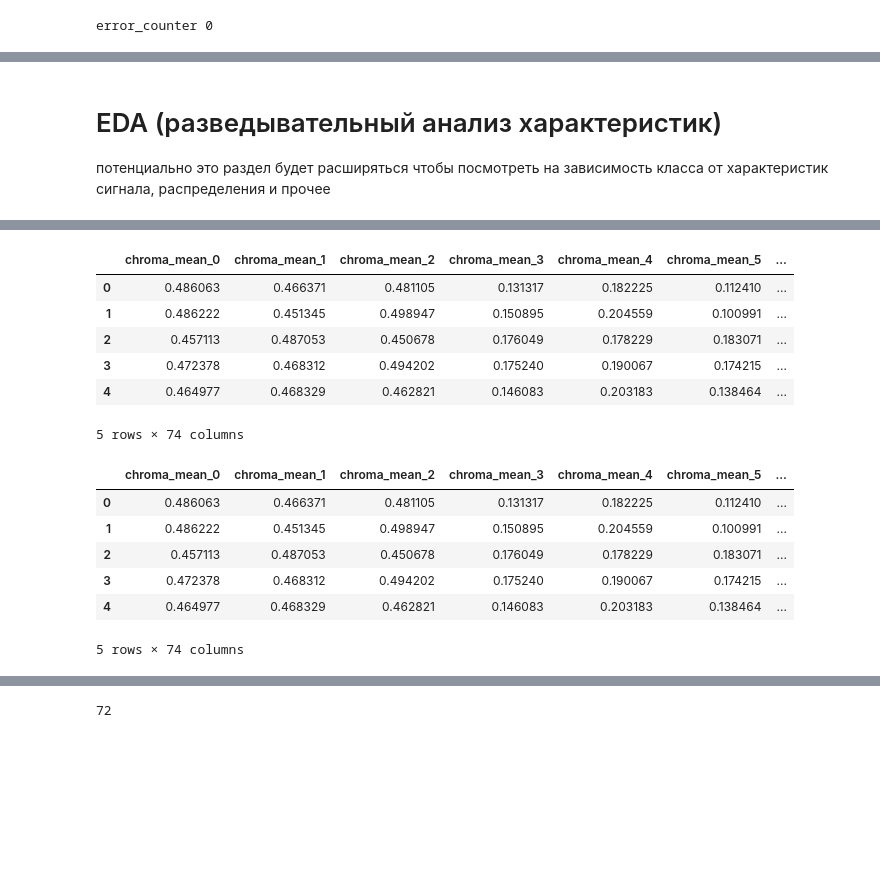
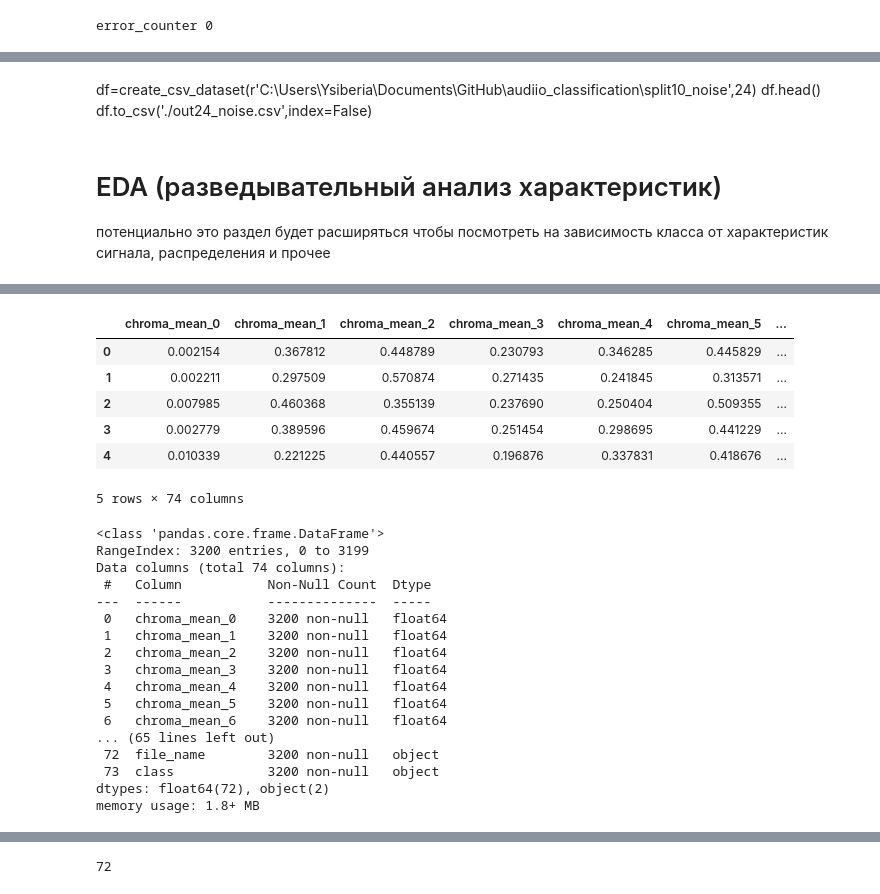
Before and after one commit to Yaroslav-siberia/audio_classification, a Jupyter notebook: 3.Classification by vector.ipynb, the cells around one changed output, grey strips where cells are left out. Cells and saved outputs as stored; diff of their text form; code cells hidden in the pictures; blank space fills up the shorter version.

```diff
--- a/3.Classification by vector.ipynb
+++ b/3.Classification by vector.ipynb
@@ -159,3 +165,7 @@ df.to_csv('./out12_noise_gaine.csv',index=False)
+# %% [markdown]
+df=create_csv_dataset(r'C:\Users\Ysiberia\Documents\GitHub\audiio_classification\split10_noise',24)
+df.head()
+df.to_csv('./out24_noise.csv',index=False)
 # %%
 # необязаельный код, просто для эксперимента взял 10 секундные отрезки
 # и больше мел-кепстров. можно разкомментировать
@@ -169,26 +179,33 @@ df.to_csv('./out12_noise_gaine.csv',index=False)
 # %% [markdown]
 ![0*ZMjHWzzdOB48jTSt.png](attachment:0*ZMjHWzzdOB48jTSt.png)
 # %%
-df = pd.read_csv('./out12_noise.csv')
+df = pd.read_csv('./out_8_classes_noise.csv')
 df.head()
 # %% [output]
 |  | chroma_mean_0 | chroma_mean_1 | chroma_mean_2 | chroma_mean_3 | chroma_mean_4 | chroma_mean_5 | ... |
-| 0 | 0.486063 | 0.466371 | 0.481105 | 0.131317 | 0.182225 | 0.112410 | ... |
-| 1 | 0.486222 | 0.451345 | 0.498947 | 0.150895 | 0.204559 | 0.100991 | ... |
-| 2 | 0.457113 | 0.487053 | 0.450678 | 0.176049 | 0.178229 | 0.183071 | ... |
-| 3 | 0.472378 | 0.468312 | 0.494202 | 0.175240 | 0.190067 | 0.174215 | ... |
-| 4 | 0.464977 | 0.468329 | 0.462821 | 0.146083 | 0.203183 | 0.138464 | ... |
+| 0 | 0.002154 | 0.367812 | 0.448789 | 0.230793 | 0.346285 | 0.445829 | ... |
+| 1 | 0.002211 | 0.297509 | 0.570874 | 0.271435 | 0.241845 | 0.313571 | ... |
+| 2 | 0.007985 | 0.460368 | 0.355139 | 0.237690 | 0.250404 | 0.509355 | ... |
+| 3 | 0.002779 | 0.389596 | 0.459674 | 0.251454 | 0.298695 | 0.441229 | ... |
+| 4 | 0.010339 | 0.221225 | 0.440557 | 0.196876 | 0.337831 | 0.418676 | ... |
 5 rows × 74 columns
-# %%
-# этот раздел необязателен. но нам надо чтобы последний столбец class
-# был правильно заполнен. для этого сплитуем строку и вычленяем имя папки класса
-df['class'] = df.file_name.apply(lambda x: x.split("\\")[1])
-df.head()
-# %% [output]
-|  | chroma_mean_0 | chroma_mean_1 | chroma_mean_2 | chroma_mean_3 | chroma_mean_4 | chroma_mean_5 | ... |
-| 0 | 0.486063 | 0.466371 | 0.481105 | 0.131317 | 0.182225 | 0.112410 | ... |
-| 1 | 0.486222 | 0.451345 | 0.498947 | 0.150895 | 0.204559 | 0.100991 | ... |
-| 2 | 0.457113 | 0.487053 | 0.450678 | 0.176049 | 0.178229 | 0.183071 | ... |
-| 3 | 0.472378 | 0.468312 | 0.494202 | 0.175240 | 0.190067 | 0.174215 | ... |
-| 4 | 0.464977 | 0.468329 | 0.462821 | 0.146083 | 0.203183 | 0.138464 | ... |
-5 rows × 74 columns
+# %%
+df.info()
+# %% [output]
+<class 'pandas.core.frame.DataFrame'>
+RangeIndex: 3200 entries, 0 to 3199
+Data columns (total 74 columns):
+ #   Column           Non-Null Count  Dtype
+---  ------           --------------  -----
+ 0   chroma_mean_0    3200 non-null   float64
+ 1   chroma_mean_1    3200 non-null   float64
+ 2   chroma_mean_2    3200 non-null   float64
+ 3   chroma_mean_3    3200 non-null   float64
+ 4   chroma_mean_4    3200 non-null   float64
+ 5   chroma_mean_5    3200 non-null   float64
+ 6   chroma_mean_6    3200 non-null   float64
+... (65 lines left out)
+ 72  file_name        3200 non-null   object
+ 73  class            3200 non-null   object
+dtypes: float64(72), object(2)
+memory usage: 1.8+ MB
```
Also changed, not shown: parts of 29 cells of this notebook, 3 other files.
